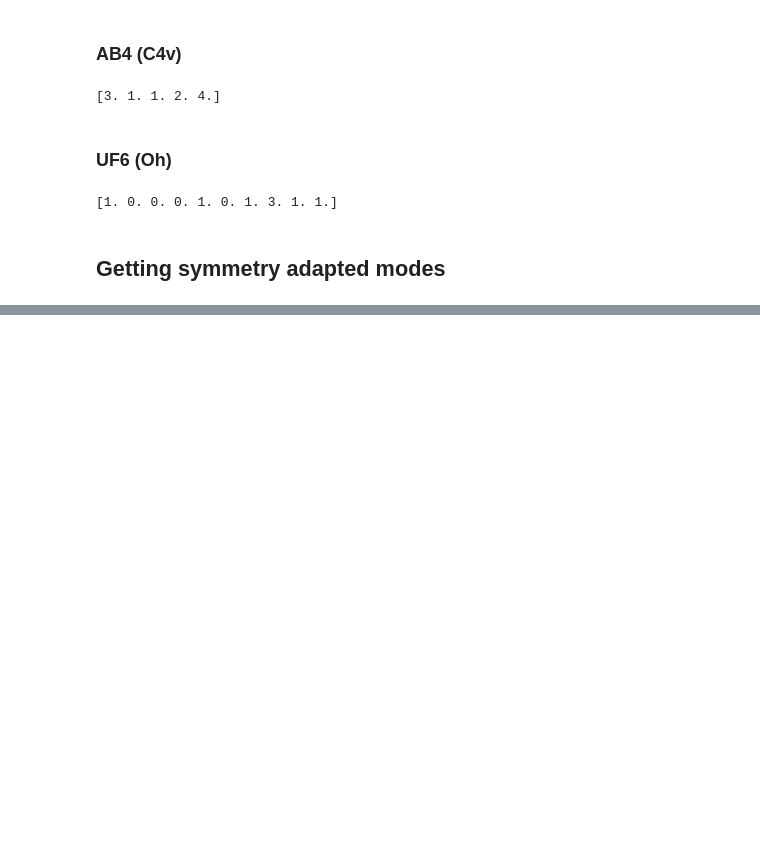
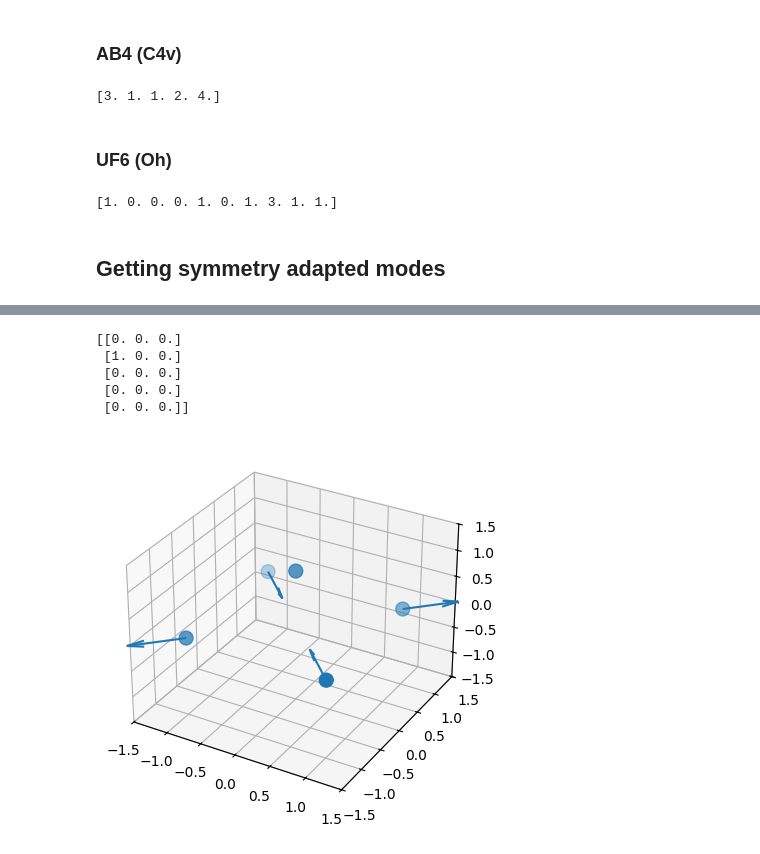
Before and after one commit to TheoNDionne/GroupTheoryHomework, a Jupyter notebook: group_theory_homework.ipynb, the cells around one changed output, grey strips where cells are left out. Saved outputs shown, nothing was run; the diff lists cells and outputs as text; code cells hidden in the pictures; blank space fills up the shorter version.

Commit message:
Corrected mechanical rep and first graphs!

```diff
--- a/group_theory_homework.ipynb
+++ b/group_theory_homework.ipynb
@@ -94,7 +95,7 @@ def _get_swap_matrices(atom_coordinates, vector_rep):
                 norm_transformed_minus_reference = np.linalg.norm(transformed_coordinates[i,:,k] - atom_coordinates[:,j])
                 if norm_transformed_minus_reference == 0:
                     # set swap matrix
-                    swap_matrices[i,k,j] = 1
+                    swap_matrices[i,j,k] = 1
                     break
 
     return swap_matrices, number_of_operations, number_of_atoms
@@ -126,7 +127,7 @@ def get_symmetry_adapted_modes(initial_coords, irrep, mechanical_rep, character_
     broadcasted_characters = np.repeat(characters_for_irreps, elements_per_class) # broadcasts characters appropriately
 
     # initialize stuff
-    symmetry_adapted_modes = np.empty_like(initial_coords)
+    symmetry_adapted_modes = np.zeros_like(initial_coords)
     number_of_elements = np.size(broadcasted_characters)
 
     # loops over elements loosely implementing projector formula
@@ -136,8 +137,8 @@ def get_symmetry_adapted_modes(initial_coords, irrep, mechanical_rep, character_
     return symmetry_adapted_modes
 # %%
 atom_spatial_coordinates_C4v = np.array([
-    [ 0, 1, 0,-1, 0],
-    [ 0, 0, 1, 0,-1],
+    [ 0, 1,-1,-1, 1],
+    [ 0, 1, 1,-1,-1],
     [ 1, 0, 0, 0, 0]
 ])
 # %%
@@ -219,0 +226,46 @@ array([ 0.,  0.,  0.,  0.,  1.,  0.,  2.,  0.,  0.,  0.,  0.,  0., -2.,
+# %%
+irrep = 3
+
+initial_coords_test = np.zeros(np.shape(mechanical_rep)[1])
+initial_coords_test[3] = 1 # init vector
+# initial_coords_test[7] = -1 # init vector
+sym_adap = get_symmetry_adapted_modes(initial_coords_test, irrep, mechanical_rep, character_table_C4v, elements_per_class_C4v)
+print(initial_coords_test.reshape(5,3))
+fucking_work = sym_adap.reshape(5,3).T
+
+ax = plt.figure().add_subplot(projection='3d')
+
+# Make the grid
+x, y, z = np.meshgrid(np.arange(3),
+                      np.arange(3),
+                      np.arange(3))
+
+# Make the direction data for the arrows
+u = 0
+v = 0
+w = -1
+
+# ax.quiver(x, y, z, u, v, w, length=1/2, normalize=True)
+ax.quiver(
+    atom_spatial_coordinates_C4v[0,:],
+    atom_spatial_coordinates_C4v[1,:],
+    atom_spatial_coordinates_C4v[2,:],
+    fucking_work[0,:],
+    fucking_work[1,:],
+    fucking_work[2,:],
+    length=0.75,
+    normalize=True
+    )
+ax.scatter(atom_spatial_coordinates_C4v[0,:],atom_spatial_coordinates_C4v[1,:],atom_spatial_coordinates_C4v[2,:], s=100)
+ax.set_xlim3d(-1.5,1.5)
+ax.set_ylim3d(-1.5,1.5)
+ax.set_zlim3d(-1.5,1.5)
+
+plt.show()
+# %% [output]
+[[0. 0. 0.]
+ [1. 0. 0.]
+ [0. 0. 0.]
+ [0. 0. 0.]
+ [0. 0. 0.]]
+[figure, added]
```
Also changed, not shown: parts of 5 cells of this notebook.
